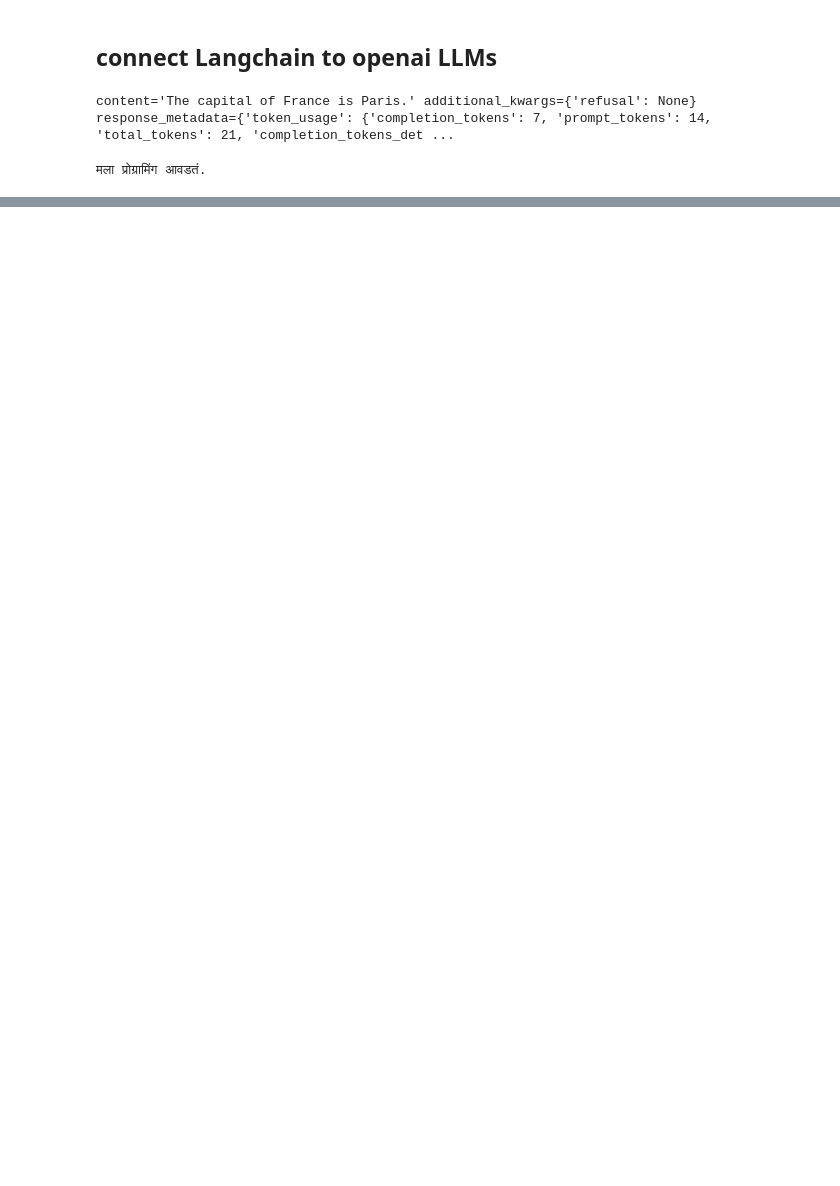
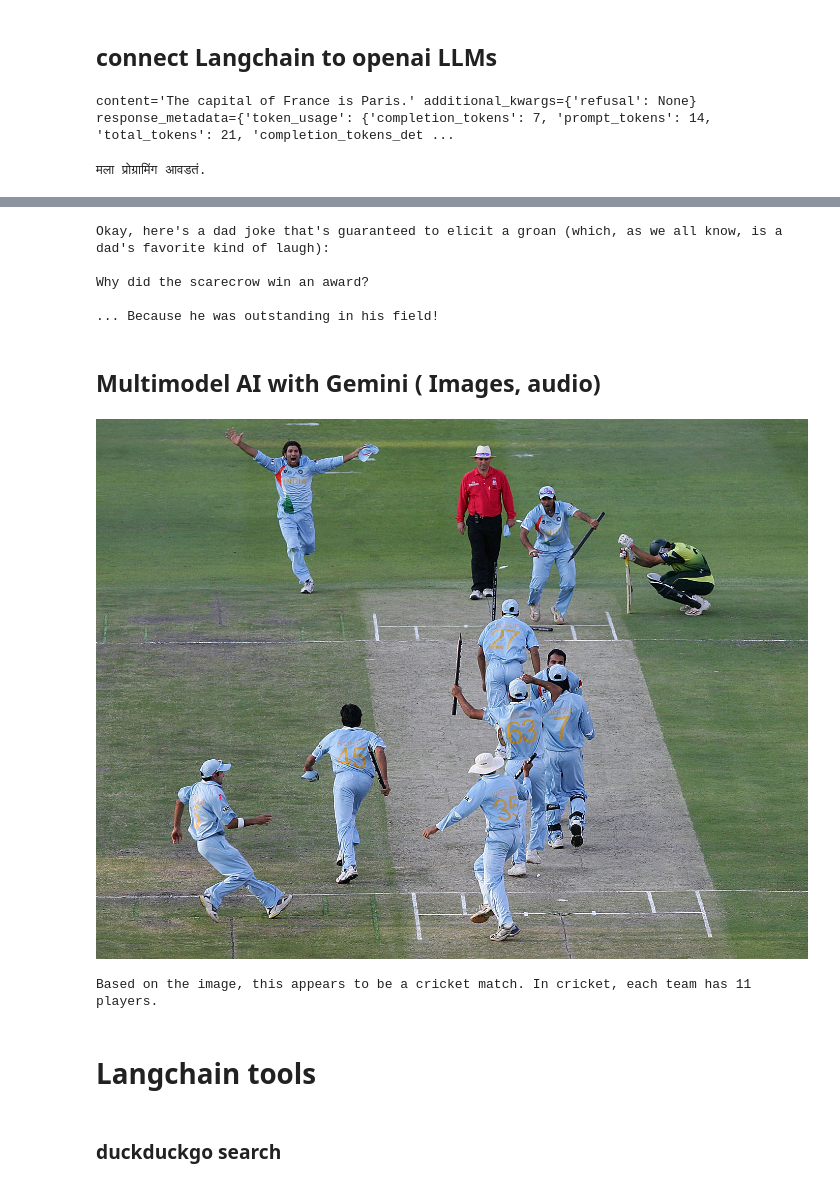
Before and after one commit to anikul24/ai-ml-genai-projects, a Jupyter notebook: ML_practice/GenAI_practice/langchain_practice.ipynb, the cells around one changed output, grey strips where cells are left out. Cells and saved outputs as stored; diff of their text form; code cells hidden in the pictures; blank space fills up the shorter version.

```diff
--- a/ML_practice/GenAI_practice/langchain_practice.ipynb
+++ b/ML_practice/GenAI_practice/langchain_practice.ipynb
@@ -35,0 +323,32 @@ print(output.content)
+# %%
+from langchain_core.prompts import PromptTemplate
+#from langchain.chains.llm import LLMChain
+from langchain_classic.chains import LLMChain ## package moved from langchain.chains to langchain_classic.chains
+
+prompt = PromptTemplate.from_template('You are a expert joke writer, Tell me a {adjective} joke on topic {topic}')
+
+chain = LLMChain (
+    llm = llm,
+    prompt= prompt
+
+)
+
+
+
+response = chain.invoke({"adjective": "dad","topic":"funny"})
+
+print(response['text'])
+# %% [output]
+Okay, here's a dad joke that's guaranteed to elicit a groan (which, as we all know, is a dad's favorite kind of laugh):
+
+Why did the scarecrow win an award?
+
+... Because he was outstanding in his field!
+# %% [markdown]
+## Multimodel AI with Gemini ( Images, audio)
+# %%
+from IPython.display import Image,display
+
+display(Image(filename='cric.jpg'))
+# %% [output]
+[figure, added]
@@ -35,0 +398,8 @@ print(output.content)
+# %%
+print(response.content)
+# %% [output]
+Based on the image, this appears to be a cricket match. In cricket, each team has 11 players.
+# %% [markdown]
+# Langchain tools
+# %% [markdown]
+### duckduckgo search
```
Also changed, not shown: parts of 50 cells of this notebook, 21 other files.
